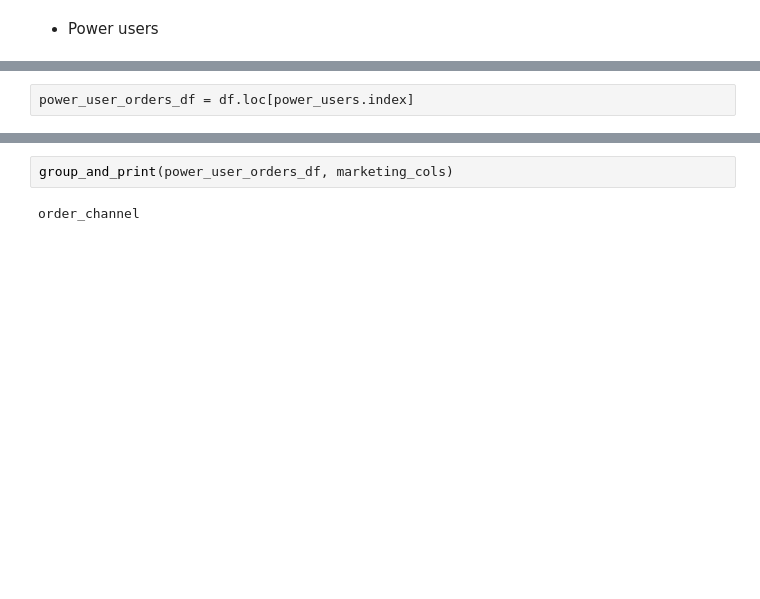
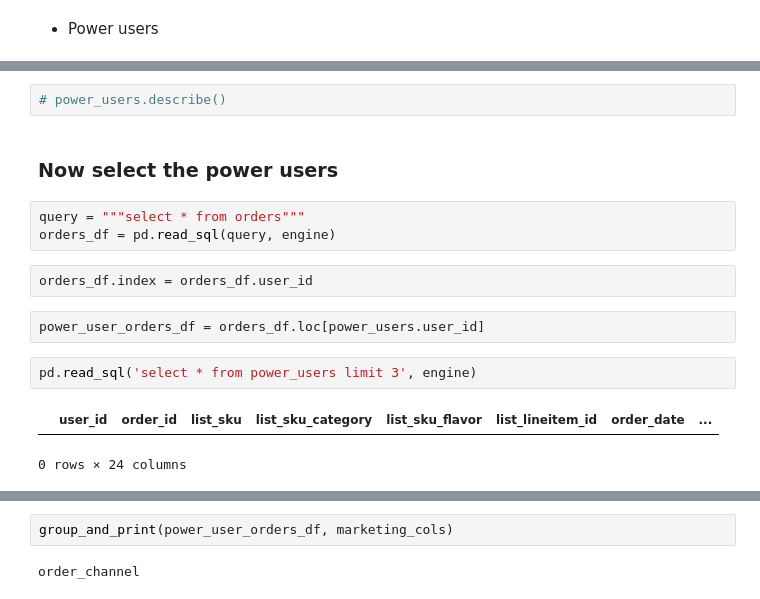
Before and after one commit to tech-interviews-jigsaw/engineering-assessments, a Jupyter notebook: data-analysis/2-willy-wonka/3-customer-percentiles.ipynb, the cells around one changed output, grey strips where cells are left out. Cells and saved outputs as stored; diff of their text form; blank space fills up the shorter version.

```diff
--- a/data-analysis/2-willy-wonka/3-customer-percentiles.ipynb
+++ b/data-analysis/2-willy-wonka/3-customer-percentiles.ipynb
@@ -39,3 +60,17 @@ df.index = df.user_id
+# %%
+# power_users.describe()
+# %% [markdown]
+### Now select the power users
+# %%
+query = """select * from orders"""
+orders_df = pd.read_sql(query, engine)
+# %%
+orders_df.index = orders_df.user_id
 # %%
-power_user_orders_df = df.loc[power_users.index]
+power_user_orders_df = orders_df.loc[power_users.user_id]
+# %%
+pd.read_sql('select * from power_users limit 3', engine)
+# %% [output]
+|  | user_id | order_id | list_sku | list_sku_category | list_sku_flavor | list_lineitem_id | order_date | ... |
+0 rows × 24 columns
 # %%
```
Also changed, not shown: parts of 18 cells of this notebook, 3 other files.
